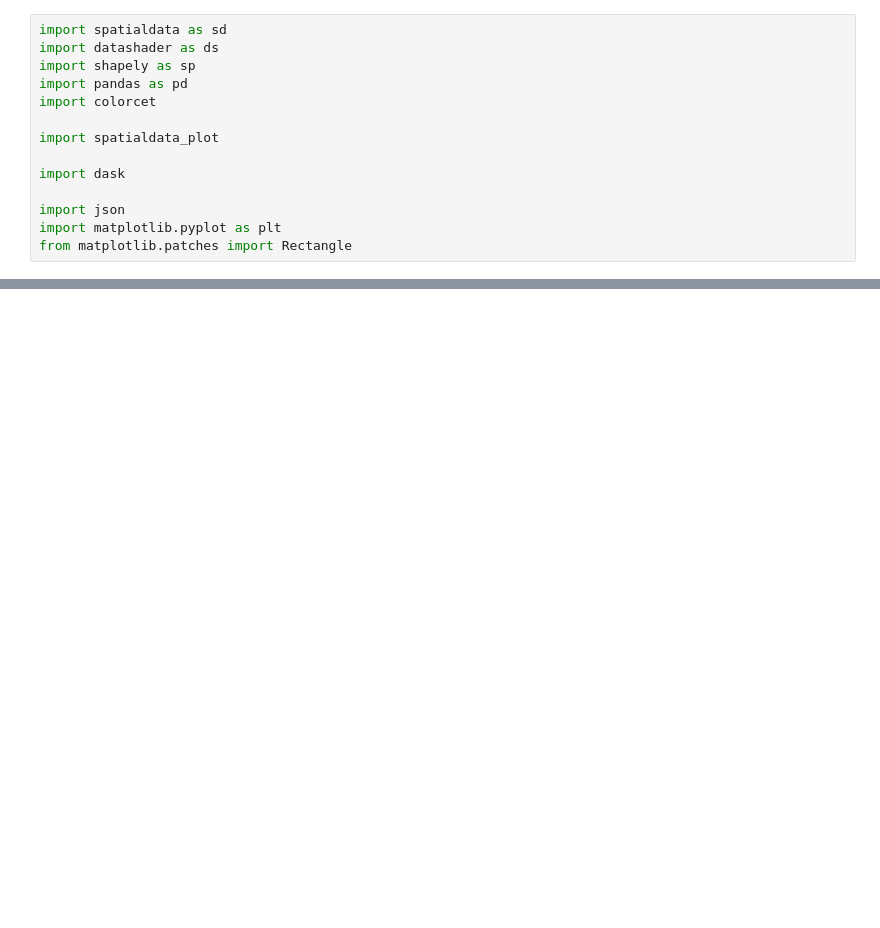
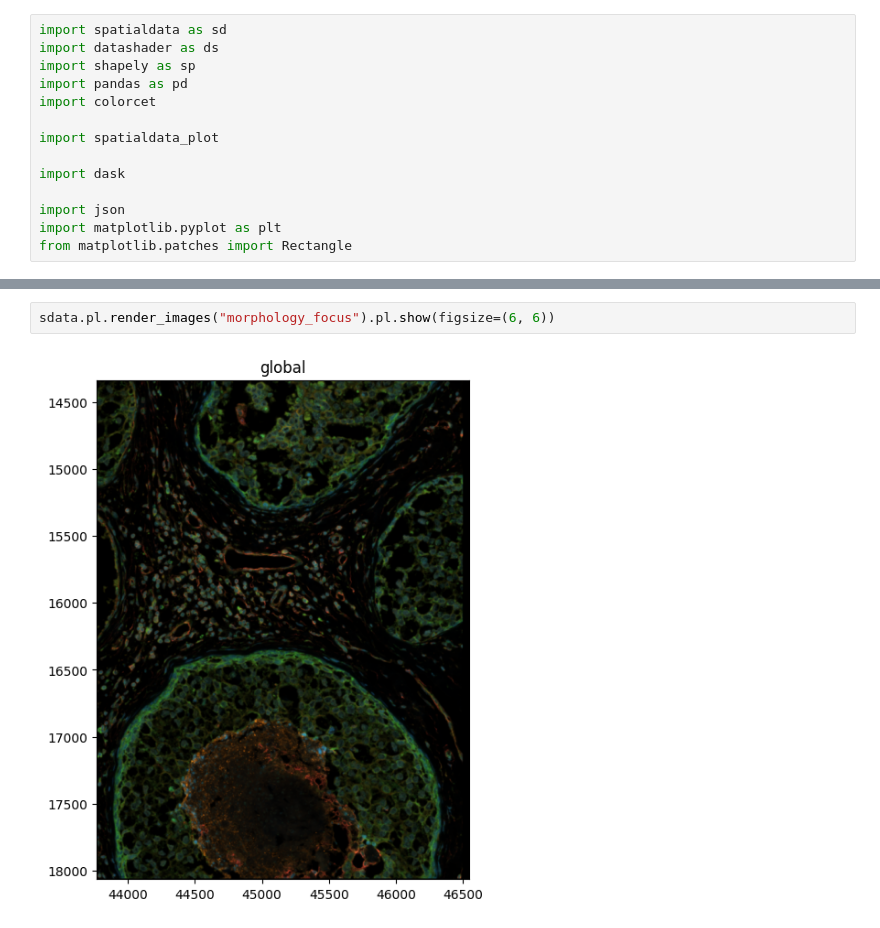
Before and after one commit to openproblems-bio/task_spatial_segmentation, a Jupyter notebook: notebooks/check_subset_sample.ipynb, the cells around one changed output, grey strips where cells are left out. Saved outputs shown, nothing was run; the diff lists cells and outputs as text; blank space fills up the shorter version.

```diff
--- a/notebooks/check_subset_sample.ipynb
+++ b/notebooks/check_subset_sample.ipynb
@@ -35,0 +58,4 @@ with coordinate systems:
+# %%
+sdata.pl.render_images("morphology_focus").pl.show(figsize=(6, 6))
+# %% [output]
+[figure, added]
```
Also changed, not shown: parts of 4 cells of this notebook.
